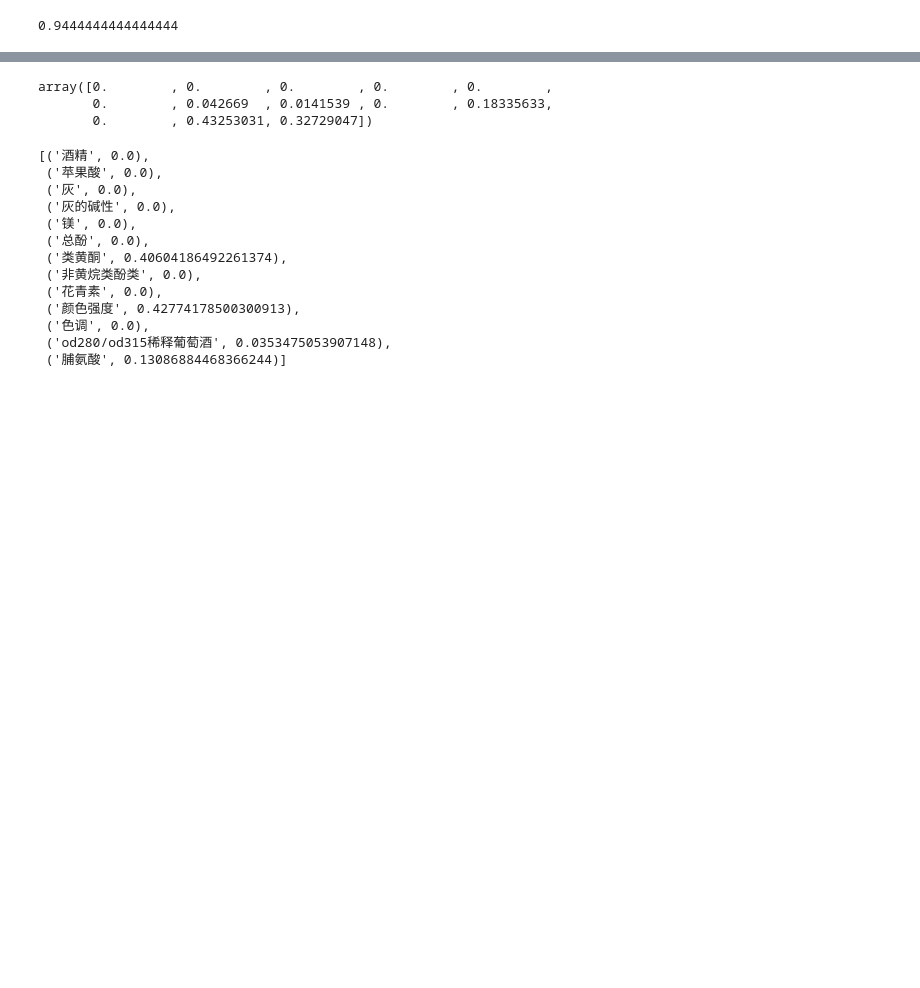
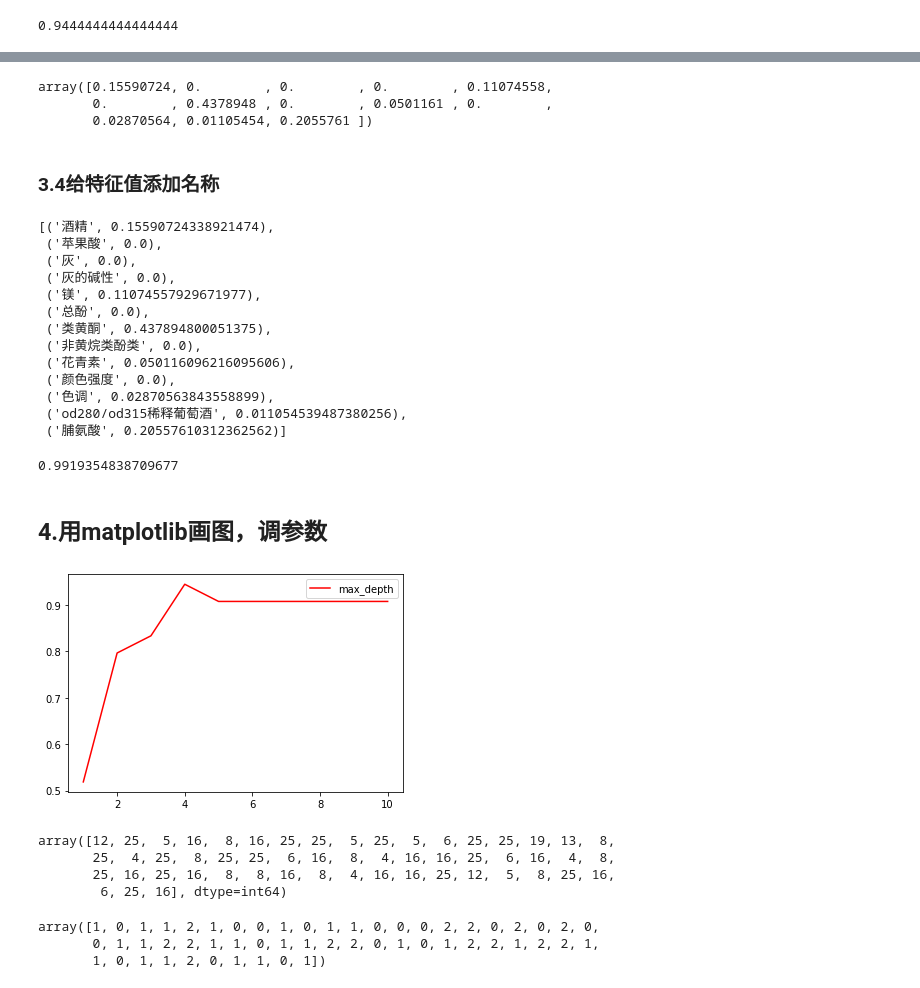
Before and after one commit to zf-air/Sklearn, a Jupyter notebook: 1.决策树/DT record.ipynb, the cells around one changed output, grey strips where cells are left out. Drawn from its saved outputs; the diff is of its cells as text; code cells hidden in the pictures; blank space fills up the shorter version.

```diff
--- a/1.决策树/DT record.ipynb
+++ b/1.决策树/DT record.ipynb
@@ -113,7 +125,11 @@ array([0, 0, 1, 0, 0, 1, 2, 1, 2, 0, 1, 0, 1, 1, 1, 0, 0, 0, 2, 2, 2, 1,
 clf = tree.DecisionTreeClassifier(criterion="entropy"
                                     # 随机性
                                     ,random_state=30
-                                    # ,splitter="random"
+                                    ,splitter="random"
+                                    # 剪枝
+                                    ,max_depth = 4 #最大层数为3 不含根
+                                    # ,min_samples_leaf=5 #叶子结点包含最少样本数
+                                    # ,min_samples_split=20 #中间节点包含最少样本数
                                     )
 clf = clf.fit(Xtrain, Ytrain)
 score = clf.score(Xtest, Ytest) #返回预测的准确度accuracy
@@ -138,22 +158,63 @@ graph
 # %%
 clf.feature_importances_
 # %% [output]
-array([0.        , 0.        , 0.        , 0.        , 0.        ,
-       0.        , 0.042669  , 0.0141539 , 0.        , 0.18335633,
-       0.        , 0.43253031, 0.32729047])
+array([0.15590724, 0.        , 0.        , 0.        , 0.11074558,
+       0.        , 0.4378948 , 0.        , 0.0501161 , 0.        ,
+       0.02870564, 0.01105454, 0.2055761 ])
+# %% [markdown]
+### 3.4给特征值添加名称
 # %%
 [*zip(feature_name,clf.feature_importances_)]
 # %% [output]
-[('酒精', 0.0),
+[('酒精', 0.15590724338921474),
  ('苹果酸', 0.0),
  ('灰', 0.0),
  ('灰的碱性', 0.0),
- ('镁', 0.0),
+ ('镁', 0.11074557929671977),
  ('总酚', 0.0),
- ('类黄酮', 0.40604186492261374),
+ ('类黄酮', 0.437894800051375),
  ('非黄烷类酚类', 0.0),
- ('花青素', 0.0),
- ('颜色强度', 0.42774178500300913),
- ('色调', 0.0),
- ('od280/od315稀释葡萄酒', 0.0353475053907148),
- ('脯氨酸', 0.13086884468366244)]
+ ('花青素', 0.050116096216095606),
+ ('颜色强度', 0.0),
+ ('色调', 0.02870563843558899),
+ ('od280/od315稀释葡萄酒', 0.011054539487380256),
+ ('脯氨酸', 0.20557610312362562)]
+# %%
+score = clf.score(Xtrain,Ytrain)
+score
+# %% [output]
+0.9919354838709677
+# %% [markdown]
+##  4.用matplotlib画图，调参数
+# %%
+import matplotlib.pyplot as plt
+test = []
+for i in range(10):
+    clf = tree.DecisionTreeClassifier(max_depth=i+1
+                                    ,criterion="entropy"
+                                    ,random_state=30
+                                    ,splitter="random"
+                                    )
+    clf = clf.fit(Xtrain, Ytrain)
+    score = clf.score(Xtest, Ytest)
+    test.append(score)
+plt.plot(range(1,11),test,color="red",label="max_depth")
+plt.legend()
+plt.show()
+# %% [output]
+[figure, added]
+# %%
+#apply返回每个测试样本所在的叶子节点的索引
+clf.apply(Xtest)
+# %% [output]
+array([12, 25,  5, 16,  8, 16, 25, 25,  5, 25,  5,  6, 25, 25, 19, 13,  8,
+       25,  4, 25,  8, 25, 25,  6, 16,  8,  4, 16, 16, 25,  6, 16,  4,  8,
+       25, 16, 25, 16,  8,  8, 16,  8,  4, 16, 16, 25, 12,  5,  8, 25, 16,
+        6, 25, 16], dtype=int64)
+# %%
+#predict返回每个测试样本的分类/回归结果
+clf.predict(Xtest)
+# %% [output]
+array([1, 0, 1, 1, 2, 1, 0, 0, 1, 0, 1, 1, 0, 0, 0, 2, 2, 0, 2, 0, 2, 0,
+       0, 1, 1, 2, 2, 1, 1, 0, 1, 1, 2, 2, 0, 1, 0, 1, 2, 2, 1, 2, 2, 1,
+       1, 0, 1, 1, 2, 0, 1, 1, 0, 1])
```
Also changed, not shown: parts of 9 cells of this notebook.
